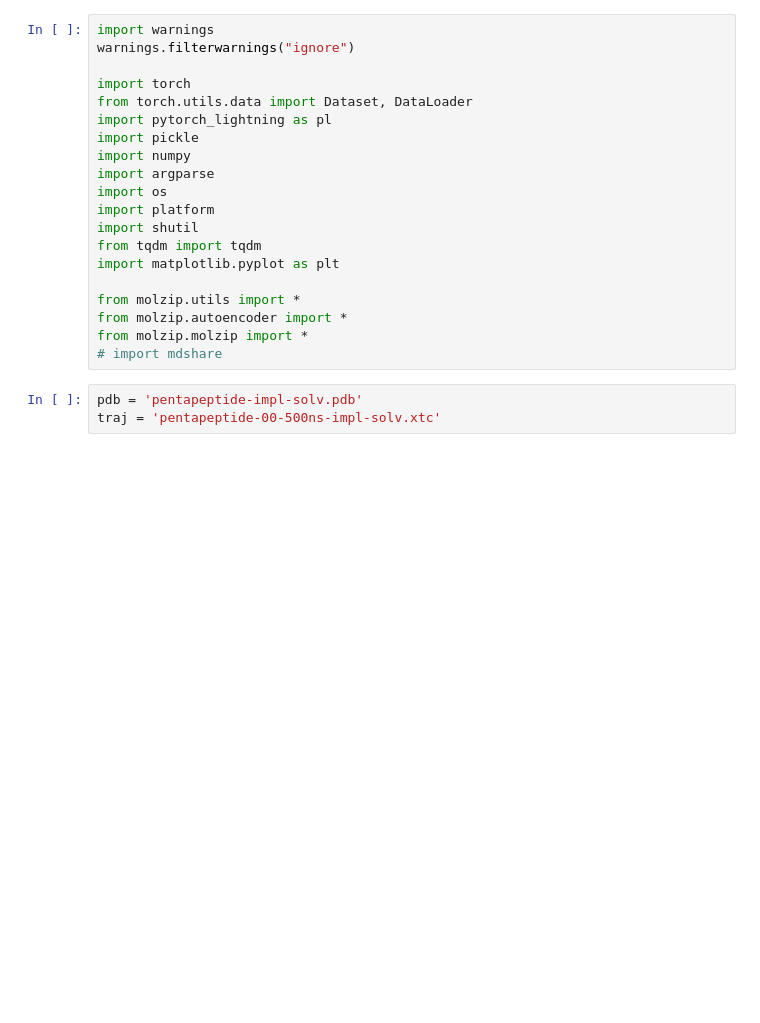
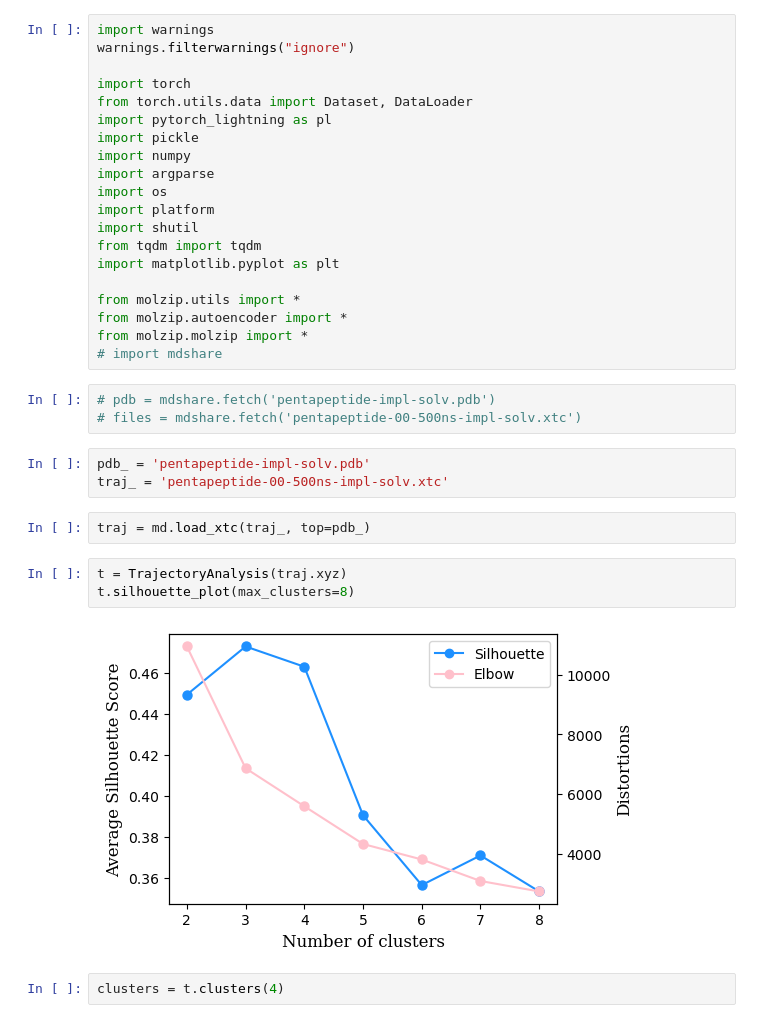
Before and after one commit to PDNALab/MDZip, a Jupyter notebook: test.ipynb, the cells around one changed output. Cells and saved outputs as stored; diff of their text form; blank space fills up the shorter version.

Commit message:
update with clustering -- tested

```diff
--- a/test.ipynb
+++ b/test.ipynb
@@ -18,6 +18,18 @@ from molzip.utils import *
 from molzip.autoencoder import *
 from molzip.molzip import *
 # import mdshare
+# %%
+# pdb = mdshare.fetch('pentapeptide-impl-solv.pdb')
+# files = mdshare.fetch('pentapeptide-00-500ns-impl-solv.xtc')
 # %%
-pdb = 'pentapeptide-impl-solv.pdb'
-traj = 'pentapeptide-00-500ns-impl-solv.xtc'
+pdb_ = 'pentapeptide-impl-solv.pdb'
+traj_ = 'pentapeptide-00-500ns-impl-solv.xtc'
+# %%
+traj = md.load_xtc(traj_, top=pdb_)
+# %%
+t = TrajectoryAnalysis(traj.xyz)
+t.silhouette_plot(max_clusters=8)
+# %% [output]
+[figure, added]
+# %%
+clusters = t.clusters(4)
```
Also changed, not shown: parts of 14 cells of this notebook, 2 other files.
